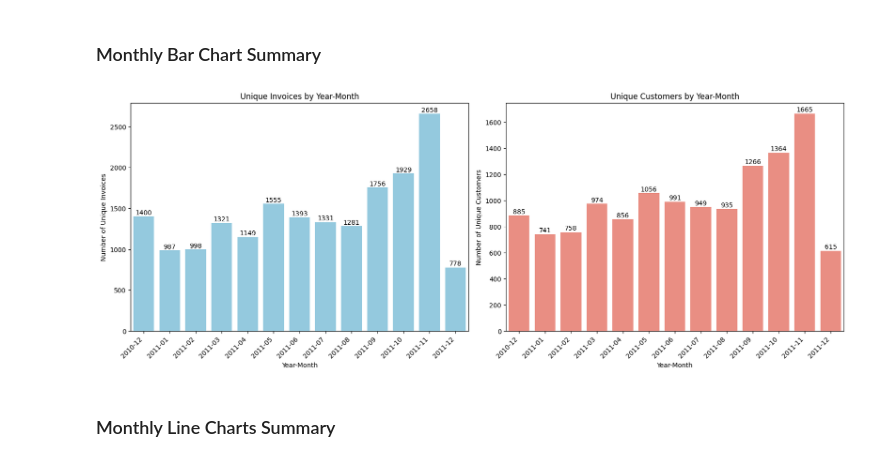
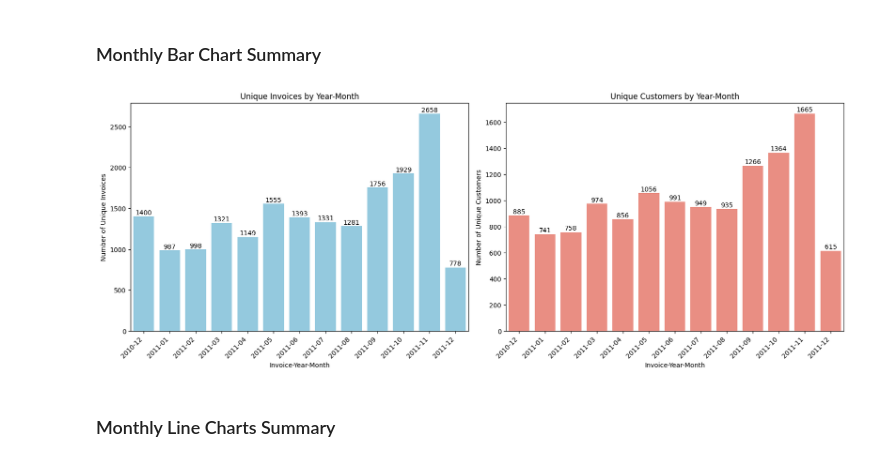
Before and after one commit to nyangweso-rodgers/data-analytics, a Jupyter notebook: 04-analytics-with-python/python-analytics-for-e-commerce-data/01-exploratory-data-analysis.ipynb, the cells around one changed output. Saved outputs shown, nothing was run; the diff lists cells and outputs as text; code cells hidden in the pictures.

```diff
--- a/04-analytics-with-python/python-analytics-for-e-commerce-data/01-exploratory-data-analysis.ipynb
+++ b/04-analytics-with-python/python-analytics-for-e-commerce-data/01-exploratory-data-analysis.ipynb
@@ -41,0 +46,12 @@ dataset1 shape: (541909, 8)
+# %%
+# Define the dictionary for renaming columns
+new_names = {
+    'InvoiceDate': 'InvoiceDateTime',
+}
+def rename_columns(df, new_names):
+    # Rename the columns based on the new_names dictionary
+    dataset1_renamed = df.rename(columns=new_names)
+
+    return dataset1_renamed
+dataset1_renamed = rename_columns(dataset1, new_names)
+dataset1_renamed.head()
@@ -132,7 +155,7 @@ def remove_null_rows(df, columns_to_check):
 columns_to_check = ['CustomerID', 'Description']
 
 # Remove rows with null values in the specified columns and save the result in a new DataFrame
-dataset1_without_nulls = remove_null_rows(dataset1, columns_to_check)
+dataset1_without_nulls = remove_null_rows(dataset1_renamed, columns_to_check)
 
 # Display the resulting DataFrame
 dataset1_without_nulls.head()
@@ -243,16 +266,17 @@ def feature_engineering(df):
     df = df.copy()  # Make a copy of the DataFrame to avoid SettingWithCopyWarning
 
     # Extract the date from InvoiceDate
-    df['Date'] = df['InvoiceDate'].dt.date
+    df['InvoiceDate'] = df['InvoiceDateTime'].dt.date
 
     # Calculate InvoiceAmount as the product of UnitPrice and Quantity
     df['InvoiceAmount'] = df['UnitPrice'] * df['Quantity']
 
     # Extract the day of the week from Date
-    df['DayOfWeek'] = df['Date'].apply(lambda x: x.strftime('%A'))
+    df['InvoiceDayOfWeek'] = df['InvoiceDate'].apply(lambda x: x.strftime('%A'))
 
     # Create MonthYear column
-    df['YearMonth'] = df['Date'].apply(lambda x: x.strftime('%Y-%m'))
+    df['InvoiceYearMonth'] = df['InvoiceDate'].apply(lambda x: x.strftime('%Y-%m-01'))
+    df['InvoiceYearMonth'] = pd.to_datetime(df['InvoiceYearMonth'])
 
     return df
 
@@ -468,53 +492,53 @@ def visualize_data_by_year_month(df):
     None
     """
     # Group data and calculate metrics
-    unique_invoices_by_month = df.groupby('YearMonth')['InvoiceNo'].nunique().reset_index()
-    unique_invoices_by_month.columns = ['YearMonth', 'UniqueInvoiceCount']
+    unique_invoices_by_month = df.groupby('InvoiceYearMonth')['InvoiceNo'].nunique().reset_index()
+    unique_invoices_by_month.columns = ['InvoiceYearMonth', 'UniqueInvoiceCount']
 
-    customer_count_by_month = df.groupby('YearMonth')['CustomerID'].nunique().reset_index()
-    customer_count_by_month.columns = ['YearMonth', 'UniqueCustomerCount']
+    customer_count_by_month = df.groupby('InvoiceYearMonth')['CustomerID'].nunique().reset_index()
+    customer_count_by_month.columns = ['InvoiceYearMonth', 'UniqueCustomerCount']
 
     # Sort by YearMonth to ensure consistent order
-    unique_invoices_by_month['YearMonth'] = pd.Categorical(unique_invoices_by_month['YearMonth'], ordered=True)
-    customer_count_by_month['YearMonth'] = pd.Categorical(customer_count_by_month['YearMonth'], ordered=True)
+    unique_invoices_by_month['InvoiceYearMonth'] = pd.Categorical(unique_invoices_by_month['InvoiceYearMonth'], ordered=True)
+    customer_count_by_month['InvoiceYearMonth'] = pd.Categorical(customer_count_by_month['InvoiceYearMonth'], ordered=True)
 
-    unique_invoices_by_month = unique_invoices_by_month.sort_values('YearMonth')
-    customer_count_by_month = customer_count_by_month.sort_values('YearMonth')
+    unique_invoices_by_month = unique_invoices_by_month.sort_values('InvoiceYearMonth')
+    customer_count_by_month = customer_count_by_month.sort_values('InvoiceYearMonth')
 
     # Create subplots
     fig, axes = plt.subplots(1, 2, figsize=(16, 6), constrained_layout=True)
 
     # Plot Unique Invoices by YearMonth
-    sns.barplot(x='YearMonth', y='UniqueInvoiceCount', data=unique_invoices_by_month, color='skyblue', ax=axes[0])
+    sns.barplot(x='InvoiceYearMonth', y='UniqueInvoiceCount', data=unique_invoices_by_month, color='skyblue', ax=axes[0])
     axes[0].set_title('Unique Invoices by Year-Month')
-    axes[0].set_xlabel('Year-Month')
+    axes[0].set_xlabel('Invoice-Year-Month')
     axes[0].set_ylabel('Number of Unique Invoices')
     for index, row in unique_invoices_by_month.iterrows():
         axes[0].text(index, row['UniqueInvoiceCount'] + 5,  # Adjust vertical offset (+5)
                       int(row['UniqueInvoiceCount']),
                       ha='center', va='bottom')
 
     # Plot Unique Customer Count by YearMonth
-    sns.barplot(x='YearMonth', y='UniqueCustomerCount', data=customer_count_by_month, color='salmon', ax=axes[1])
+    sns.barplot(x='InvoiceYearMonth', y='UniqueCustomerCount', data=customer_count_by_month, color='salmon', ax=axes[1])
     axes[1].set_title('Unique Customers by Year-Month')
-    axes[1].set_xlabel('Year-Month')
+    axes[1].set_xlabel('Invoice-Year-Month')
     axes[1].set_ylabel('Number of Unique Customers')
     for index, row in customer_count_by_month.iterrows():
         axes[1].text(index, row['UniqueCustomerCount'] + 5,  # Adjust vertical offset (+5)
                       int(row['UniqueCustomerCount']),
                       ha='center', va='bottom')
 
     # Rotate x-axis labels for better readability
     for ax in axes:
         ax.set_xticks(range(len(unique_invoices_by_month)))
         ax.set_xticklabels(ax.get_xticklabels(), rotation=45, ha='right')
 
     plt.show()
 
 # Perform visualization on the enhanced dataset
 visualize_data_by_year_month(enhanced_dataset)
 # %% [output]
-[figure, old version]
+[figure, new version]
 # %% [markdown]
 ### Monthly Line Charts Summary
 # %%
```
Also changed, not shown: parts of 12 cells of this notebook, 2 other files.
